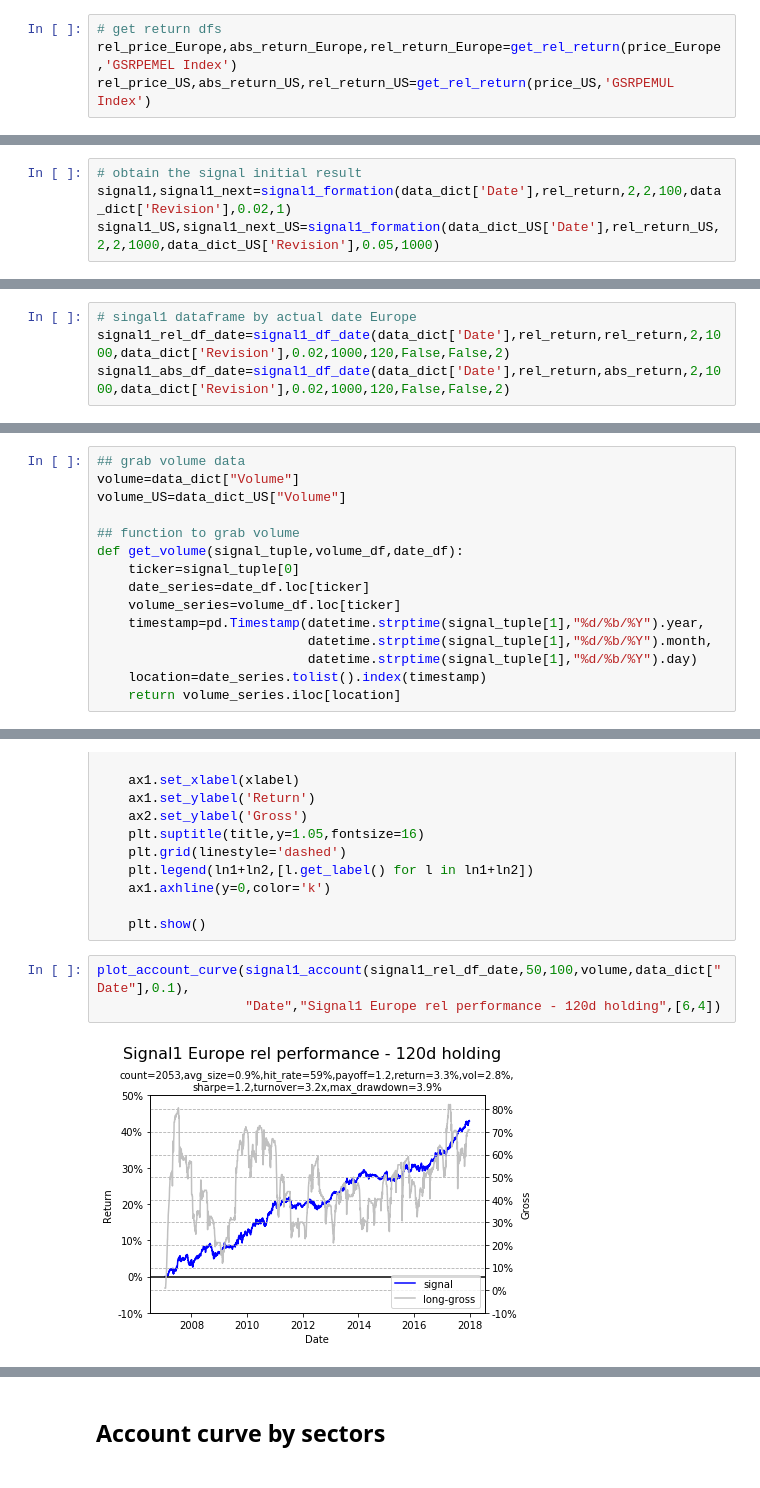
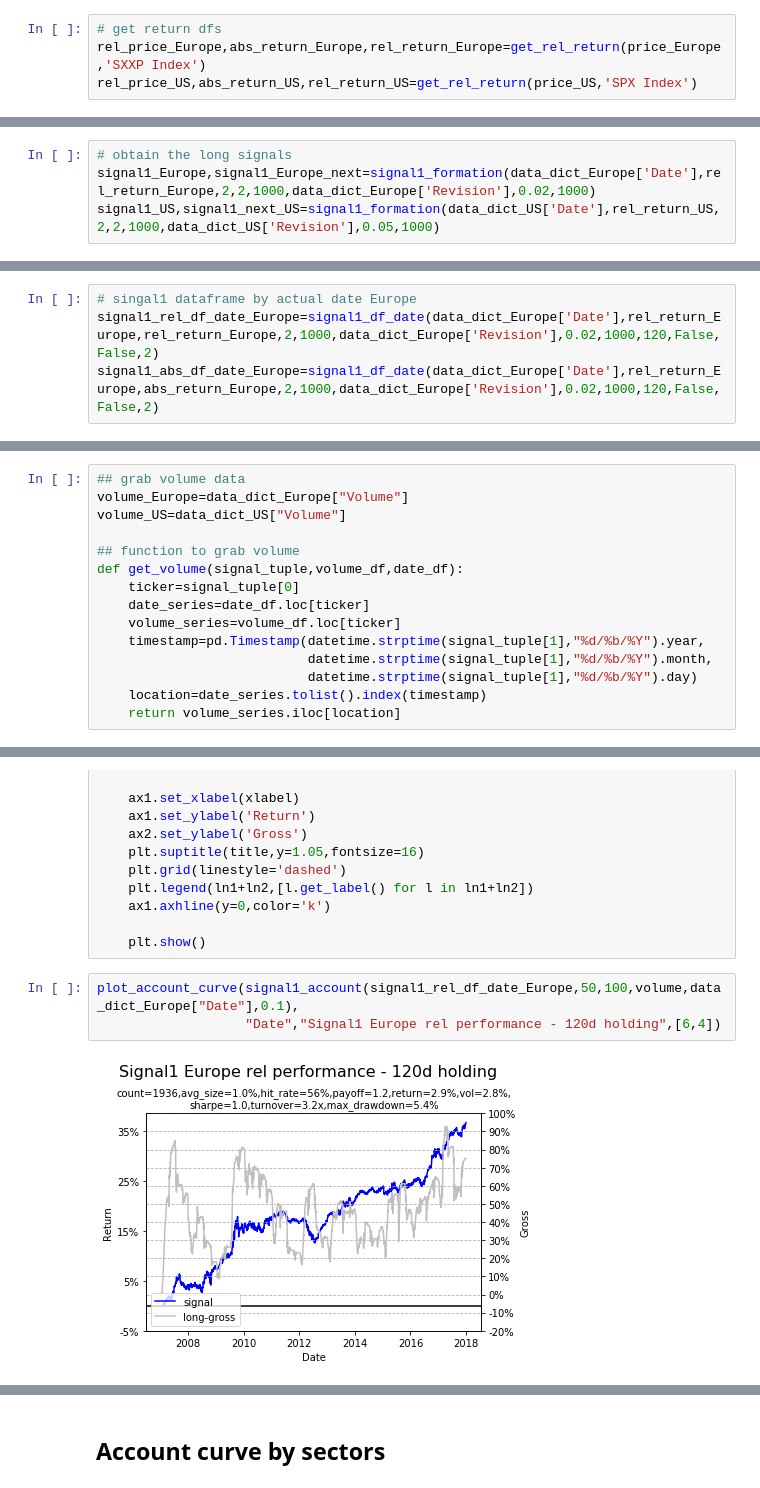
Before and after one commit to zliyclh/post_result, a Jupyter notebook: Signal 1.ipynb, the cells around one changed output, grey strips where cells are left out. Drawn from its saved outputs; the diff is of its cells as text.

```diff
--- a/Signal 1.ipynb
+++ b/Signal 1.ipynb
@@ -93,8 +93,8 @@ def get_return(price_df,benchmark):
     return rel_price,abs_return,rel_return
 # %%
 # get return dfs
-rel_price_Europe,abs_return_Europe,rel_return_Europe=get_rel_return(price_Europe,'GSRPEMEL Index')
-rel_price_US,abs_return_US,rel_return_US=get_rel_return(price_US,'GSRPEMUL Index')
+rel_price_Europe,abs_return_Europe,rel_return_Europe=get_rel_return(price_Europe,'SXXP Index')
+rel_price_US,abs_return_US,rel_return_US=get_rel_return(price_US,'SPX Index')
 # %% [markdown]
 ## Utility functions for signal formation
 # %%
@@ -216,6 +216,6 @@ def signal1_df_day(signal1,signal1_next,return_df,holding,earning,entry):
     except ValueError:
         return None
 # %%
-# obtain the signal initial result
-signal1,signal1_next=signal1_formation(data_dict['Date'],rel_return,2,2,100,data_dict['Revision'],0.02,1)
+# obtain the long signals
+signal1_Europe,signal1_Europe_next=signal1_formation(data_dict_Europe['Date'],rel_return_Europe,2,2,1000,data_dict_Europe['Revision'],0.02,1000)
 signal1_US,signal1_next_US=signal1_formation(data_dict_US['Date'],rel_return_US,2,2,1000,data_dict_US['Revision'],0.05,1000)
@@ -469,8 +454,8 @@ def signal1_df_date(date_df,return_for_signal,return_df,EAR_low,EAR_high,revisio
     return signal1_df
 # %%
 # singal1 dataframe by actual date Europe
-signal1_rel_df_date=signal1_df_date(data_dict['Date'],rel_return,rel_return,2,1000,data_dict['Revision'],0.02,1000,120,False,False,2)
-signal1_abs_df_date=signal1_df_date(data_dict['Date'],rel_return,abs_return,2,1000,data_dict['Revision'],0.02,1000,120,False,False,2)
+signal1_rel_df_date_Europe=signal1_df_date(data_dict_Europe['Date'],rel_return_Europe,rel_return_Europe,2,1000,data_dict_Europe['Revision'],0.02,1000,120,False,False,2)
+signal1_abs_df_date_Europe=signal1_df_date(data_dict_Europe['Date'],rel_return_Europe,abs_return_Europe,2,1000,data_dict_Europe['Revision'],0.02,1000,120,False,False,2)
 # %%
 # singal1 dataframe by actual date US
 signal1_rel_df_date_US=signal1_df_date(data_dict_US['Date'],rel_return_US,rel_return_US,2,1000,data_dict_US['Revision'],0.05,1000,120,False,False,2)
@@ -482,6 +467,6 @@ signal1_abs_df_date_global=pd.concat([signal1_abs_df_date,signal1_abs_df_date_US
 # %%
 ## grab volume data
-volume=data_dict["Volume"]
+volume_Europe=data_dict_Europe["Volume"]
 volume_US=data_dict_US["Volume"]
 
 ## function to grab volume
@@ -584,10 +569,10 @@ def plot_account_curve(signal_account,xlabel,title,figsize):
 
     plt.show()
 # %%
-plot_account_curve(signal1_account(signal1_rel_df_date,50,100,volume,data_dict["Date"],0.1),
+plot_account_curve(signal1_account(signal1_rel_df_date_Europe,50,100,volume,data_dict_Europe["Date"],0.1),
                    "Date","Signal1 Europe rel performance - 120d holding",[6,4])
 # %% [output]
-[figure, old version]
+[figure, new version]
 # %%
 plot_account_curve(signal1_account(signal1_rel_df_date_US,50,100,data_dict_US["Volume"],data_dict_US["Date"],0.1),
                    "Date","Signal1 US relative performance - 120d holding",[6,4])
```
Also changed, not shown: parts of 58 cells of this notebook.
